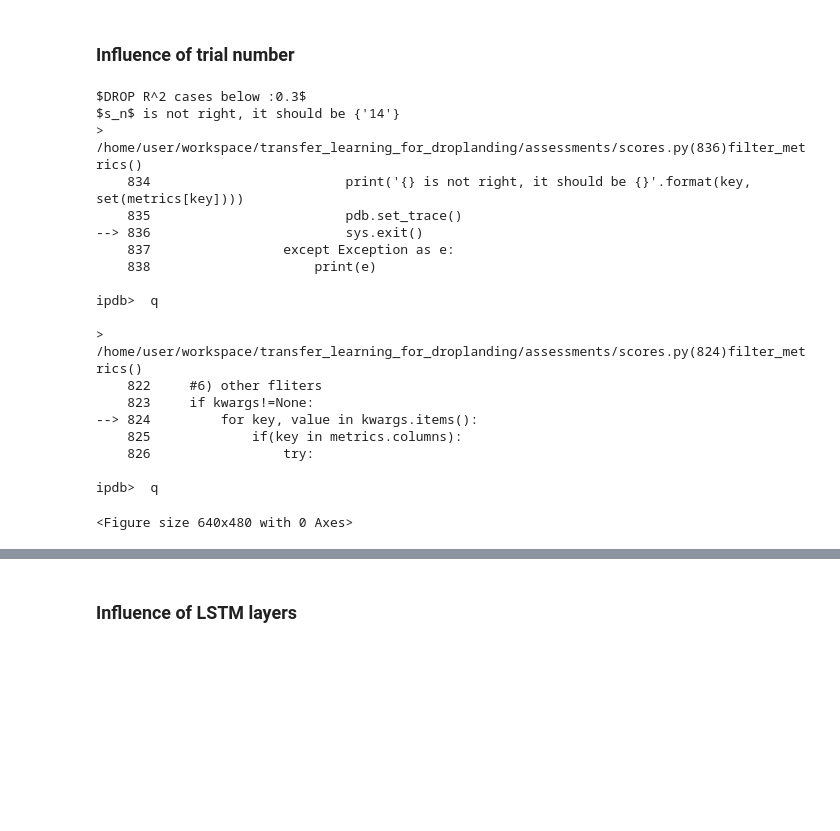
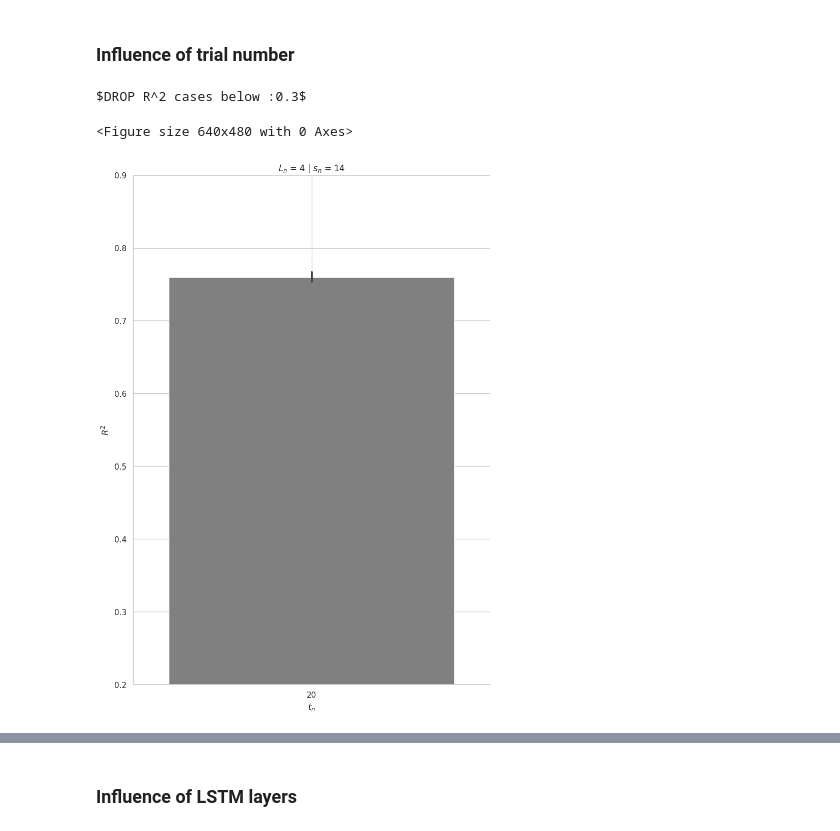
Before and after one commit to sunzhon/transfer_learning_for_droplanding, a Jupyter notebook: jupyter-lab/P6_figure_results_v3.ipynb, the cells around one changed output, grey strips where cells are left out. Drawn from its saved outputs; the diff is of its cells as text; code cells hidden in the pictures; blank space fills up the shorter version.

```diff
--- a/jupyter-lab/P6_figure_results_v3.ipynb
+++ b/jupyter-lab/P6_figure_results_v3.ipynb
@@ -158,7 +157,7 @@ DROP r2 cases below :0.2
 ### Influence of trial number
 # %%
 
-def p6_plot_points(metrics, rename_dict={}, config={}, filters={},figwidth=8,figheight=14):
+def p6_plot_matric_bars(metrics, rename_dict={}, config={}, filters={},figwidth=8,figheight=14):
 
     # set theme
     sns.set(font_scale=1.0,style='whitegrid')
@@ -196,50 +195,33 @@ def p6_plot_points(metrics, rename_dict={}, config={}, filters={},figwidth=8,fig
 
     save_figure("./",fig_format='svg')
     #save_figure(os.path.dirname(combination_investigation_metrics[0]),fig_format=save_format)
 
 
 rename_dict = {'train_sub_num':r'$s_n$', 'tre_trial_num':r'$t_n$','feature_layer_num':r'$L_n$','r2':r"$R^2$"}
 plot_config={
     'y': r"$R^2$",
     'x': r'$t_n$',
     'kind': 'bar',
     'height': 4,
     'aspect': 2,
     'sharey': True,
     #'hue': 'feature_layer_num',
     'row': r'$L_n$',
     'col': r'$s_n$',
     #'col_wrap': 2,
     'color': '0.5', # for bar
     'dodge': False # for bar
     #"palette": colors # for hue,
     #"errorbar":'sd',
     #"markers":['o',"^","v","<",">","s","D","d"],
     #'legend':False
 }
 
-filters= {r'$L_$':[1,2,3,4,5,6,7],r"$s_n$":[1,5,10,14],'drop_value':0.3}
+filters= {r'$L_$':[1,2,3,4,5,6,7],r"$s_n$":[14],'drop_value':0.3}
 
 
-p6_plot_points(raw_metrics, rename_dict, plot_config, filters=filters)
+p6_plot_matric_bars(raw_metrics, rename_dict, plot_config, filters=filters)
 # %% [output]
 $DROP R^2 cases below :0.3$
-$s_n$ is not right, it should be {'14'}
-> /home/user/workspace/transfer_learning_for_droplanding/assessments/scores.py(836)filter_metrics()
-    834                         print('{} is not right, it should be {}'.format(key, set(metrics[key])))
-    835                         pdb.set_trace()
---> 836                         sys.exit()
-    837                 except Exception as e:
-    838                     print(e)
-
-ipdb>  q
-
-> /home/user/workspace/transfer_learning_for_droplanding/assessments/scores.py(824)filter_metrics()
-    822     #6) other fliters
-    823     if kwargs!=None:
---> 824         for key, value in kwargs.items():
-    825             if(key in metrics.columns):
-    826                 try:
-
-ipdb>  q
 <Figure size 640x480 with 0 Axes>
+[figure, added]
```
Also changed, not shown: parts of 8 cells of this notebook, 4 other files.
